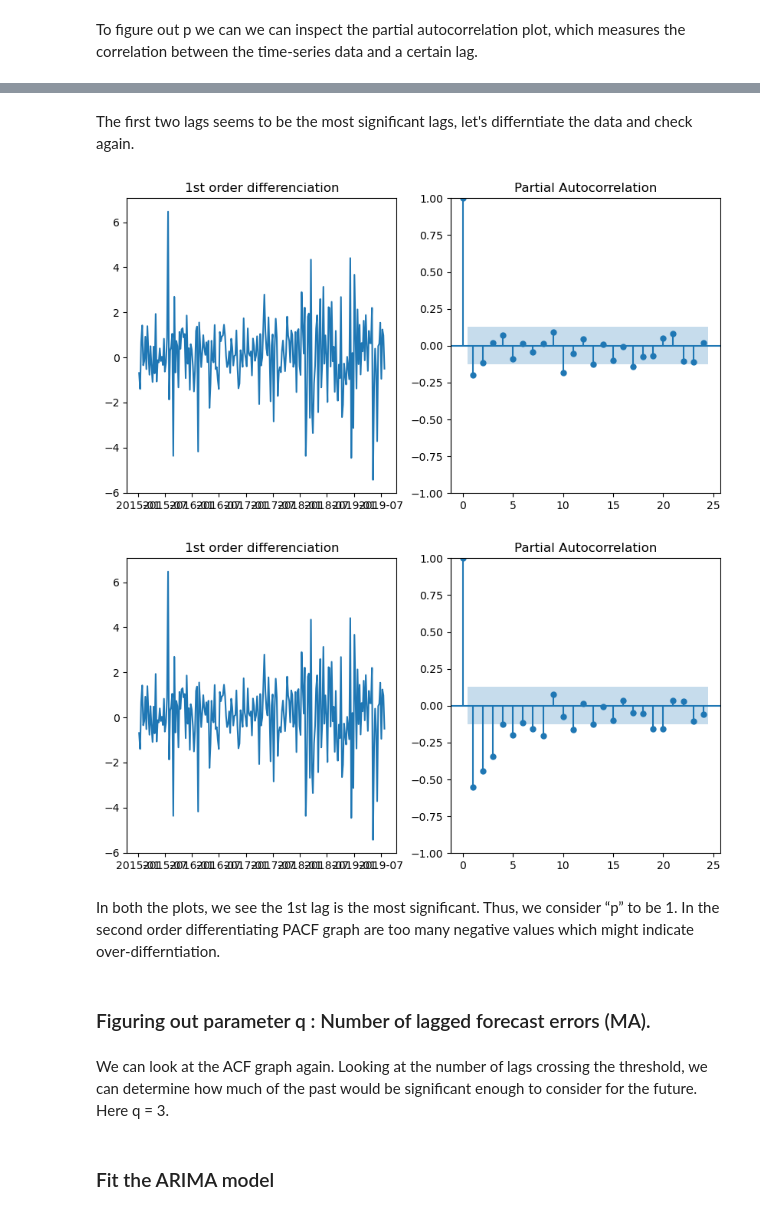
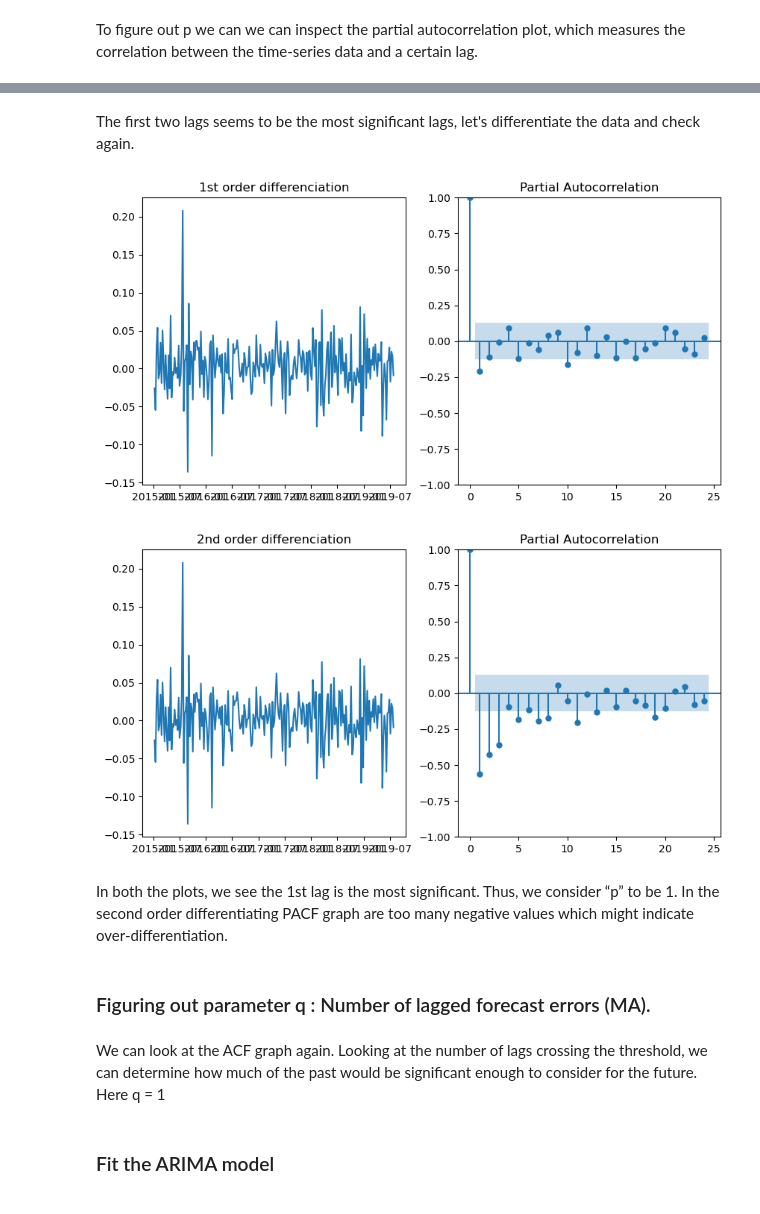
Before and after one commit to claudiawiese/stock_market_time_series, a Jupyter notebook: modelling/ARIMA_modelling.ipynb, the cells around one changed output, grey strips where cells are left out. Saved outputs shown, nothing was run; the diff lists cells and outputs as text; code cells hidden in the pictures.

```diff
--- a/modelling/ARIMA_modelling.ipynb
+++ b/modelling/ARIMA_modelling.ipynb
@@ -14,7 +14,7 @@ import numpy as np
 import matplotlib.pyplot as plt
 from statsmodels.tsa.stattools import adfuller
 # %%
-df = pd.read_csv("../data/preprocessed_stock_data.csv")
+df = pd.read_csv("../data/log_stock_data.csv")
 df.Date = pd.to_datetime(df.Date).dt.date
 # %%
 df.head()
@@ -161,32 +161,32 @@ plt.show()
 # %% [markdown]
-The first two lags seems to be the most significant lags, let's differntiate the data and check again.
+The first two lags seems to be the most significant lags, let's differentiate the data and check again.
 # %%
 f = plt.figure(figsize=(10,5))
 ax1 = f.add_subplot(121)
 ax1.set_title('1st order differenciation')
 ax1.plot(train.diff())
 
 ax2 = f.add_subplot(122)
 plot_pacf(train.diff().dropna(), ax=ax2)
 plt.show()
 
 f = plt.figure(figsize=(10,5))
 ax1 = f.add_subplot(121)
-ax1.set_title('1st order differenciation')
+ax1.set_title('2nd order differenciation')
 ax1.plot(train.diff())
 
 ax2 = f.add_subplot(122)
 plot_pacf(train.diff().diff().dropna(), ax=ax2)
 plt.show()
 # %% [output]
-[figure, old version]
+[figure, new version]
-[figure, old version]
+[figure, new version]
 # %% [markdown]
-In both the plots, we see the 1st lag is the most significant. Thus, we consider “p” to be 1. In the second order differentiating PACF graph are too many negative values which might indicate over-differntiation.
+In both the plots, we see the 1st lag is the most significant. Thus, we consider “p” to be 1. In the second order differentiating PACF graph are too many negative values which might indicate over-differentiation.
 # %% [markdown]
 ### Figuring out parameter q : Number of lagged forecast errors (MA).
 # %% [markdown]
-We can look at the ACF graph again. Looking at the number of lags crossing the threshold, we can determine how much of the past would be significant enough to consider for the future. Here q = 3.
+We can look at the ACF graph again. Looking at the number of lags crossing the threshold, we can determine how much of the past would be significant enough to consider for the future. Here q = 1
 # %% [markdown]
 ### Fit the ARIMA model
 # %%
```
Also changed, not shown: parts of 22 cells of this notebook, 4 other files.
